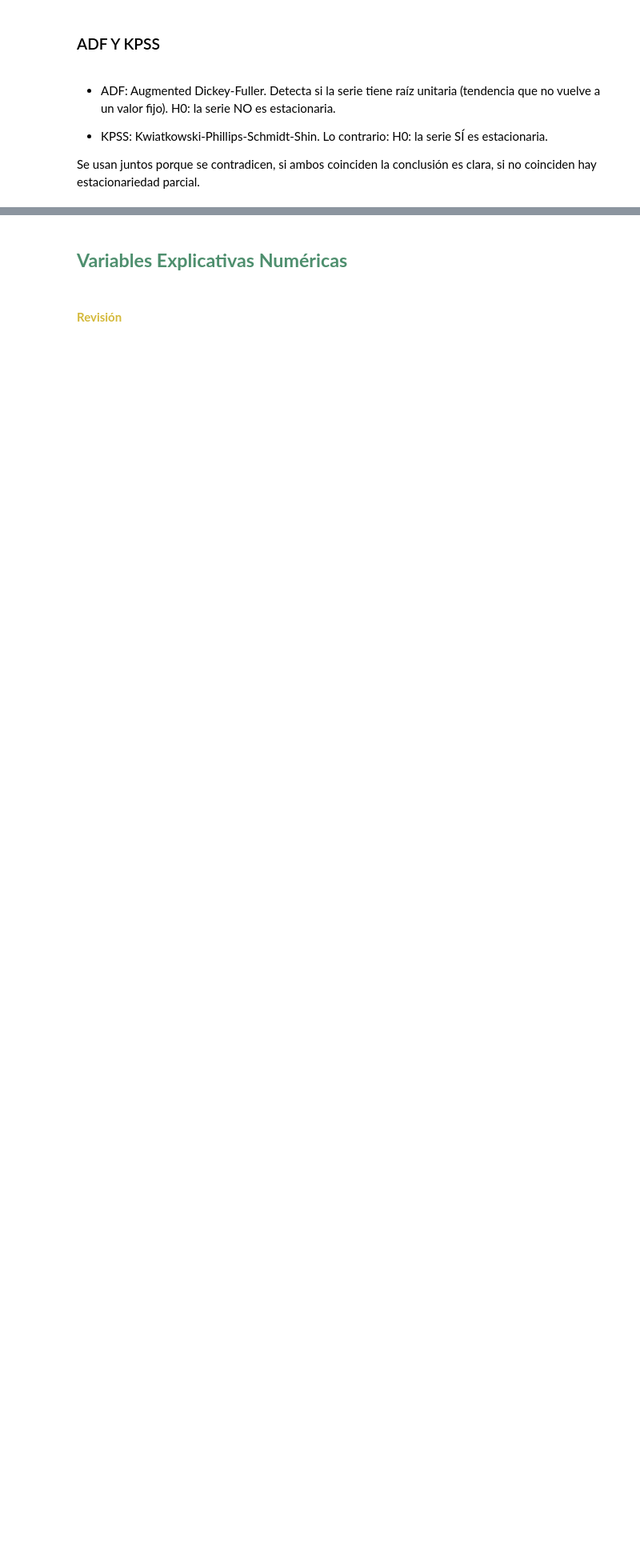
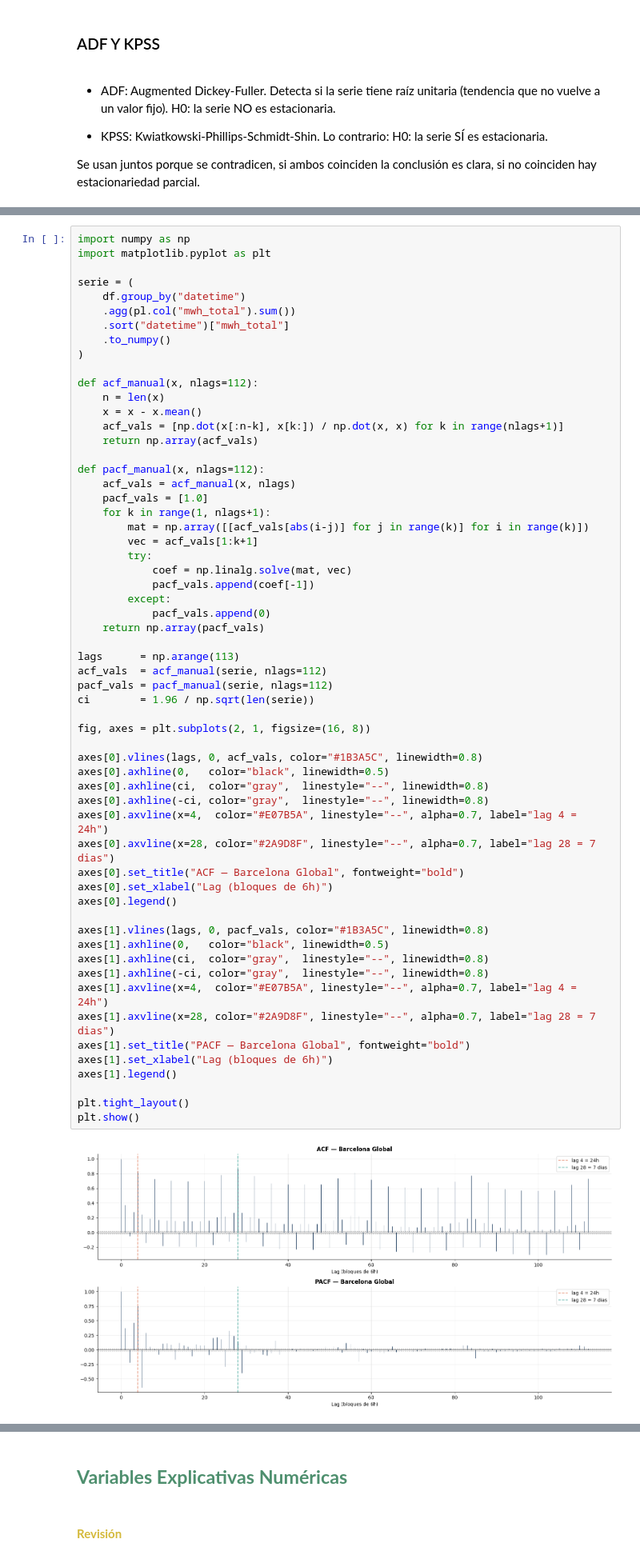
Before and after one commit to sebasposcor-del/TFM, a Jupyter notebook: notebooks/01_eda_electricityBCN.ipynb, the cells around one changed output, grey strips where cells are left out. Shown at 80% size. Saved outputs shown, nothing was run; the diff lists cells and outputs as text; blank space fills up the shorter version.

Commit message:
feat: ACF/PACF y ADF/KPSS análisis variable objetivo

```diff
--- a/notebooks/01_eda_electricityBCN.ipynb
+++ b/notebooks/01_eda_electricityBCN.ipynb
@@ -1475,0 +1533,61 @@ TypeError: deprecate_kwarg() missing 1 required positional argument: 'new_arg_na
+# %%
+import numpy as np
+import matplotlib.pyplot as plt
+
+serie = (
+    df.group_by("datetime")
+    .agg(pl.col("mwh_total").sum())
+    .sort("datetime")["mwh_total"]
+    .to_numpy()
+)
+
+def acf_manual(x, nlags=112):
+    n = len(x)
+    x = x - x.mean()
+    acf_vals = [np.dot(x[:n-k], x[k:]) / np.dot(x, x) for k in range(nlags+1)]
+    return np.array(acf_vals)
+
+def pacf_manual(x, nlags=112):
+    acf_vals = acf_manual(x, nlags)
+    pacf_vals = [1.0]
+    for k in range(1, nlags+1):
+        mat = np.array([[acf_vals[abs(i-j)] for j in range(k)] for i in range(k)])
+        vec = acf_vals[1:k+1]
+        try:
+            coef = np.linalg.solve(mat, vec)
+            pacf_vals.append(coef[-1])
+        except:
+            pacf_vals.append(0)
+    return np.array(pacf_vals)
+
+lags      = np.arange(113)
+acf_vals  = acf_manual(serie, nlags=112)
+pacf_vals = pacf_manual(serie, nlags=112)
+ci        = 1.96 / np.sqrt(len(serie))
+
+fig, axes = plt.subplots(2, 1, figsize=(16, 8))
+
+axes[0].vlines(lags, 0, acf_vals, color="#1B3A5C", linewidth=0.8)
+axes[0].axhline(0,   color="black", linewidth=0.5)
+axes[0].axhline(ci,  color="gray",  linestyle="--", linewidth=0.8)
+axes[0].axhline(-ci, color="gray",  linestyle="--", linewidth=0.8)
+axes[0].axvline(x=4,  color="#E07B5A", linestyle="--", alpha=0.7, label="lag 4 = 24h")
+axes[0].axvline(x=28, color="#2A9D8F", linestyle="--", alpha=0.7, label="lag 28 = 7 dias")
+axes[0].set_title("ACF — Barcelona Global", fontweight="bold")
+axes[0].set_xlabel("Lag (bloques de 6h)")
+axes[0].legend()
+
+axes[1].vlines(lags, 0, pacf_vals, color="#1B3A5C", linewidth=0.8)
+axes[1].axhline(0,   color="black", linewidth=0.5)
+axes[1].axhline(ci,  color="gray",  linestyle="--", linewidth=0.8)
+axes[1].axhline(-ci, color="gray",  linestyle="--", linewidth=0.8)
+axes[1].axvline(x=4,  color="#E07B5A", linestyle="--", alpha=0.7, label="lag 4 = 24h")
+axes[1].axvline(x=28, color="#2A9D8F", linestyle="--", alpha=0.7, label="lag 28 = 7 dias")
+axes[1].set_title("PACF — Barcelona Global", fontweight="bold")
+axes[1].set_xlabel("Lag (bloques de 6h)")
+axes[1].legend()
+
+plt.tight_layout()
+plt.show()
+# %% [output]
+[figure, added]
```
Also changed, not shown: parts of 16 cells of this notebook.
